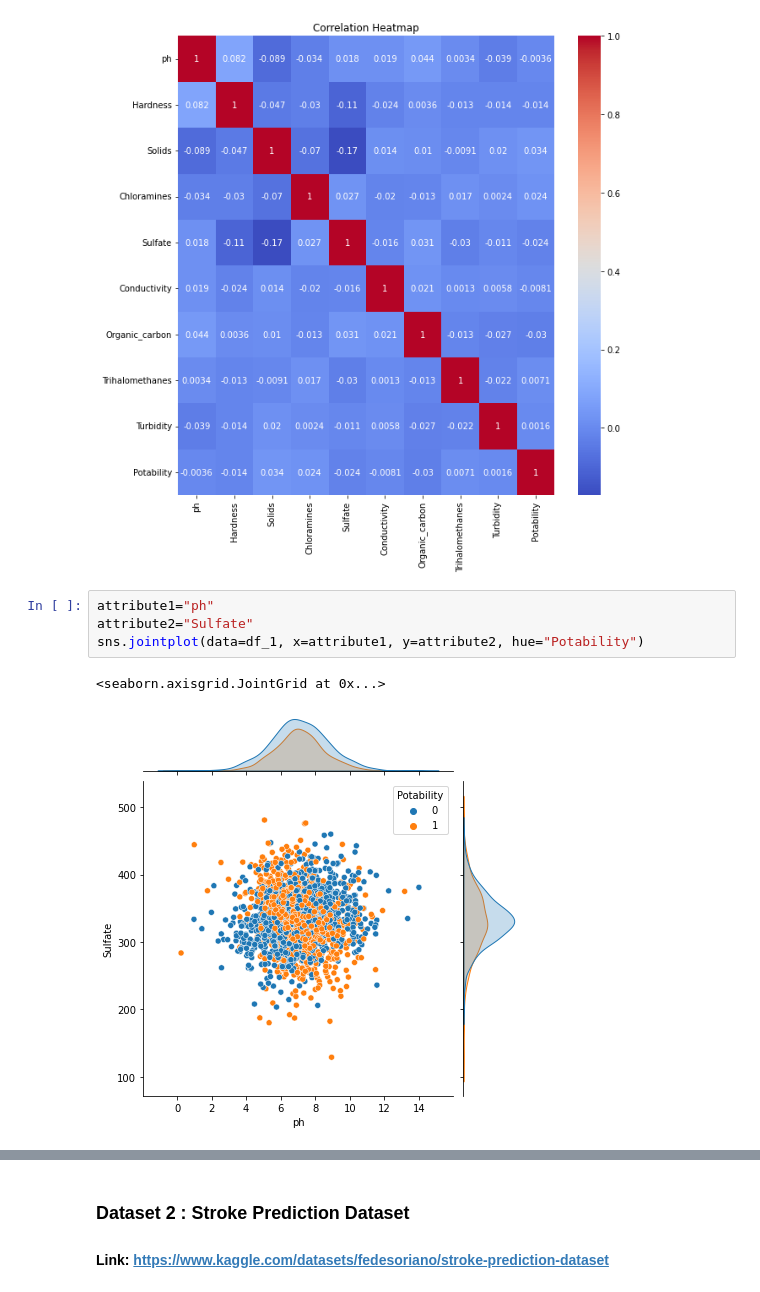
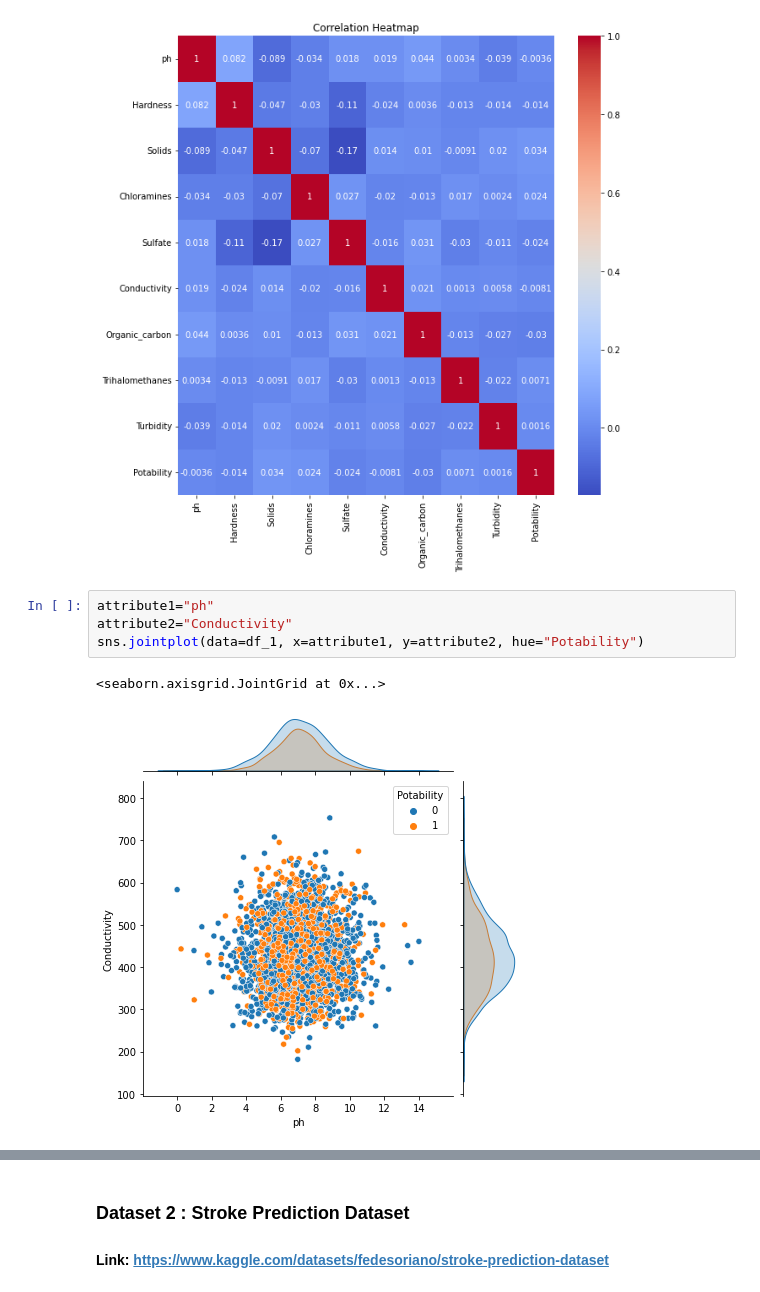
Before and after one commit to faisalece/cmse830, a Jupyter notebook: HW/HW_3.ipynb, the cells around one changed output, grey strips where cells are left out. Drawn from its saved outputs; the diff is of its cells as text.

```diff
--- a/HW/HW_3.ipynb
+++ b/HW/HW_3.ipynb
@@ -196,8 +186,8 @@ Text(0.5, 1.0, 'Correlation Heatmap')
 [figure]
 # %%
 attribute1="ph"
-attribute2="Sulfate"
+attribute2="Conductivity"
 sns.jointplot(data=df_1, x=attribute1, y=attribute2, hue="Potability")
 # %% [output]
 <seaborn.axisgrid.JointGrid at 0x...>
-[figure, old version]
+[figure, new version]
```
Also changed, not shown: parts of 14 cells of this notebook.
